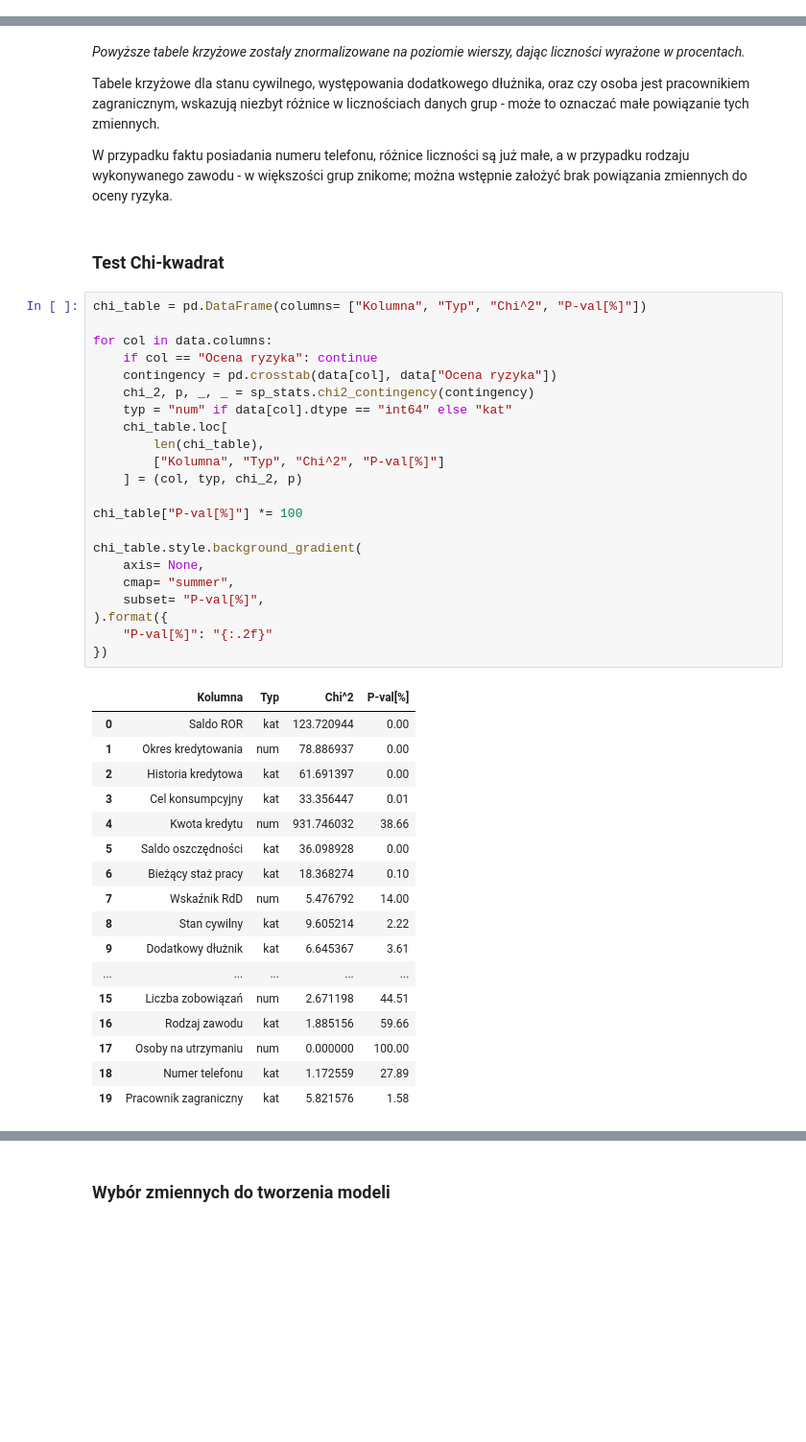
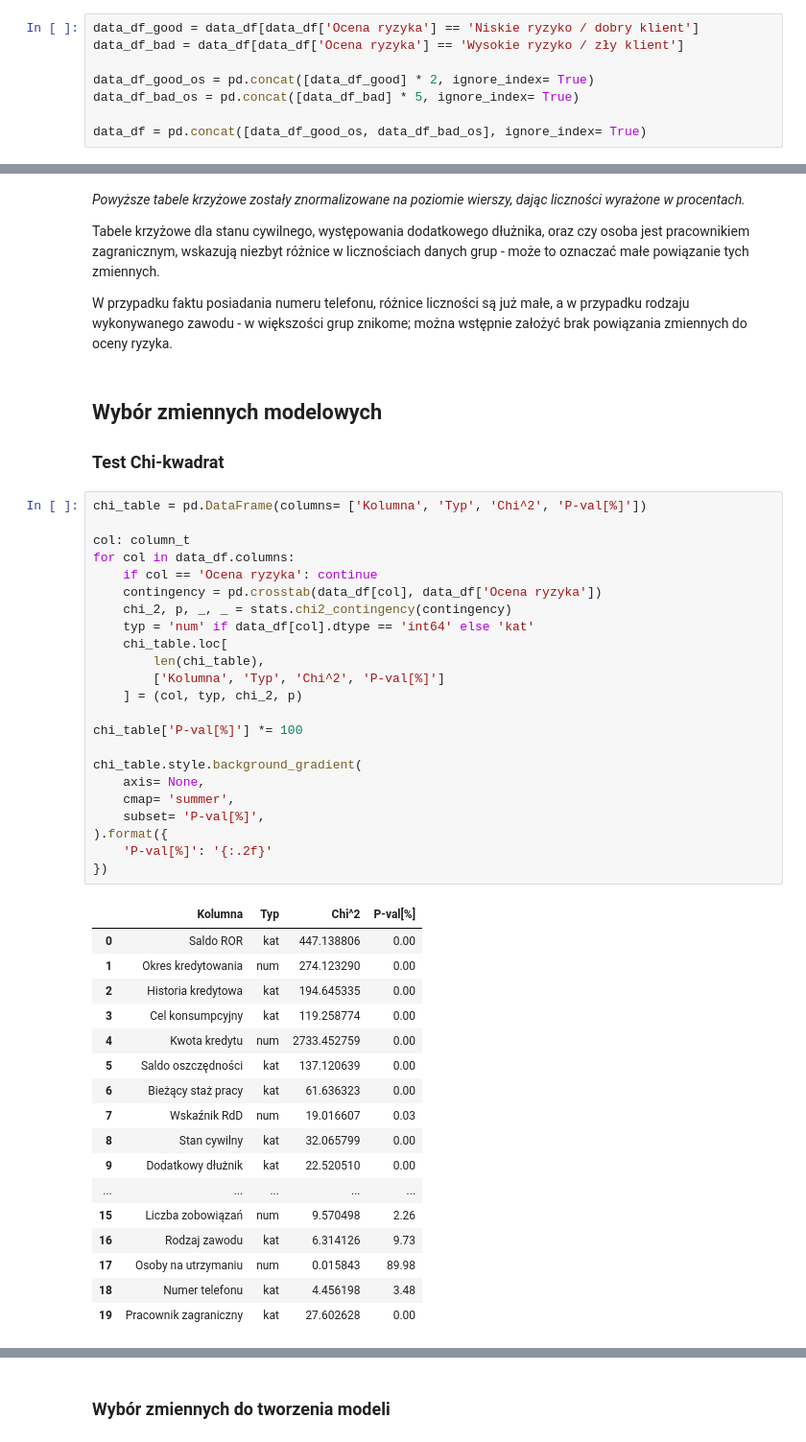
Before and after one commit to ScheiBig/Analiza-Danych, a Jupyter notebook: projekt_241204.ipynb, the cells around one changed output, grey strips where cells are left out. Shown: that part at 96% size. Saved outputs shown, nothing was run; the diff lists cells and outputs as text; blank space fills up the shorter version.

```diff
--- a/projekt_241204.ipynb
+++ b/projekt_241204.ipynb
@@ -247,0 +288,8 @@ Na pierwszy rzut oka, z wyjątkiem okresu kredytowania oraz kwoty kredytu, reszt
+# %%
+data_df_good = data_df[data_df['Ocena ryzyka'] == 'Niskie ryzyko / dobry klient']
+data_df_bad = data_df[data_df['Ocena ryzyka'] == 'Wysokie ryzyko / zły klient']
+
+data_df_good_os = pd.concat([data_df_good] * 2, ignore_index= True)
+data_df_bad_os = pd.concat([data_df_bad] * 5, ignore_index= True)
+
+data_df = pd.concat([data_df_good_os, data_df_bad_os], ignore_index= True)
@@ -354,44 +407,47 @@ Tabele krzyżowe dla stanu cywilnego, występowania dodatkowego dłużnika, oraz
 
 W przypadku faktu posiadania numeru telefonu, różnice liczności są już małe, a w przypadku rodzaju wykonywanego zawodu - w większości grup znikome; można wstępnie założyć brak powiązania zmiennych do oceny ryzyka.
 # %% [markdown]
+## Wybór zmiennych modelowych
+
 ### Test Chi-kwadrat
 # %%
-chi_table = pd.DataFrame(columns= ["Kolumna", "Typ", "Chi^2", "P-val[%]"])
+chi_table = pd.DataFrame(columns= ['Kolumna', 'Typ', 'Chi^2', 'P-val[%]'])
 
-for col in data.columns:
-	if col == "Ocena ryzyka": continue
-	contingency = pd.crosstab(data[col], data["Ocena ryzyka"])
-	chi_2, p, _, _ = sp_stats.chi2_contingency(contingency)
-	typ = "num" if data[col].dtype == "int64" else "kat"
+col: column_t
+for col in data_df.columns:
+	if col == 'Ocena ryzyka': continue
+	contingency = pd.crosstab(data_df[col], data_df['Ocena ryzyka'])
+	chi_2, p, _, _ = stats.chi2_contingency(contingency)
+	typ = 'num' if data_df[col].dtype == 'int64' else 'kat'
 	chi_table.loc[
 		len(chi_table),
-		["Kolumna", "Typ", "Chi^2", "P-val[%]"]
+		['Kolumna', 'Typ', 'Chi^2', 'P-val[%]']
 	] = (col, typ, chi_2, p)
 
-chi_table["P-val[%]"] *= 100
+chi_table['P-val[%]'] *= 100
 
 chi_table.style.background_gradient(
 	axis= None,
-	cmap= "summer",
-	subset= "P-val[%]",
+	cmap= 'summer',
+	subset= 'P-val[%]',
 ).format({
-	"P-val[%]": "{:.2f}"
+	'P-val[%]': '{:.2f}'
 })
 # %% [output]
 |  | Kolumna | Typ | Chi^2 | P-val[%] |
-| 0 | Saldo ROR | kat | 123.720944 | 0.00 |
-| 1 | Okres kredytowania | num | 78.886937 | 0.00 |
-| 2 | Historia kredytowa | kat | 61.691397 | 0.00 |
-| 3 | Cel konsumpcyjny | kat | 33.356447 | 0.01 |
-| 4 | Kwota kredytu | num | 931.746032 | 38.66 |
-| 5 | Saldo oszczędności | kat | 36.098928 | 0.00 |
-| 6 | Bieżący staż pracy | kat | 18.368274 | 0.10 |
-| 7 | Wskaźnik RdD | num | 5.476792 | 14.00 |
-| 8 | Stan cywilny | kat | 9.605214 | 2.22 |
-| 9 | Dodatkowy dłużnik | kat | 6.645367 | 3.61 |
+| 0 | Saldo ROR | kat | 447.138806 | 0.00 |
+| 1 | Okres kredytowania | num | 274.123290 | 0.00 |
+| 2 | Historia kredytowa | kat | 194.645335 | 0.00 |
+| 3 | Cel konsumpcyjny | kat | 119.258774 | 0.00 |
+| 4 | Kwota kredytu | num | 2733.452759 | 0.00 |
+| 5 | Saldo oszczędności | kat | 137.120639 | 0.00 |
+| 6 | Bieżący staż pracy | kat | 61.636323 | 0.00 |
+| 7 | Wskaźnik RdD | num | 19.016607 | 0.03 |
+| 8 | Stan cywilny | kat | 32.065799 | 0.00 |
+| 9 | Dodatkowy dłużnik | kat | 22.520510 | 0.00 |
 | ... | ... | ... | ... | ... |
-| 15 | Liczba zobowiązań | num | 2.671198 | 44.51 |
-| 16 | Rodzaj zawodu | kat | 1.885156 | 59.66 |
-| 17 | Osoby na utrzymaniu | num | 0.000000 | 100.00 |
-| 18 | Numer telefonu | kat | 1.172559 | 27.89 |
-| 19 | Pracownik zagraniczny | kat | 5.821576 | 1.58 |
+| 15 | Liczba zobowiązań | num | 9.570498 | 2.26 |
+| 16 | Rodzaj zawodu | kat | 6.314126 | 9.73 |
+| 17 | Osoby na utrzymaniu | num | 0.015843 | 89.98 |
+| 18 | Numer telefonu | kat | 4.456198 | 3.48 |
+| 19 | Pracownik zagraniczny | kat | 27.602628 | 0.00 |
```
Also changed, not shown: parts of 44 cells of this notebook.
